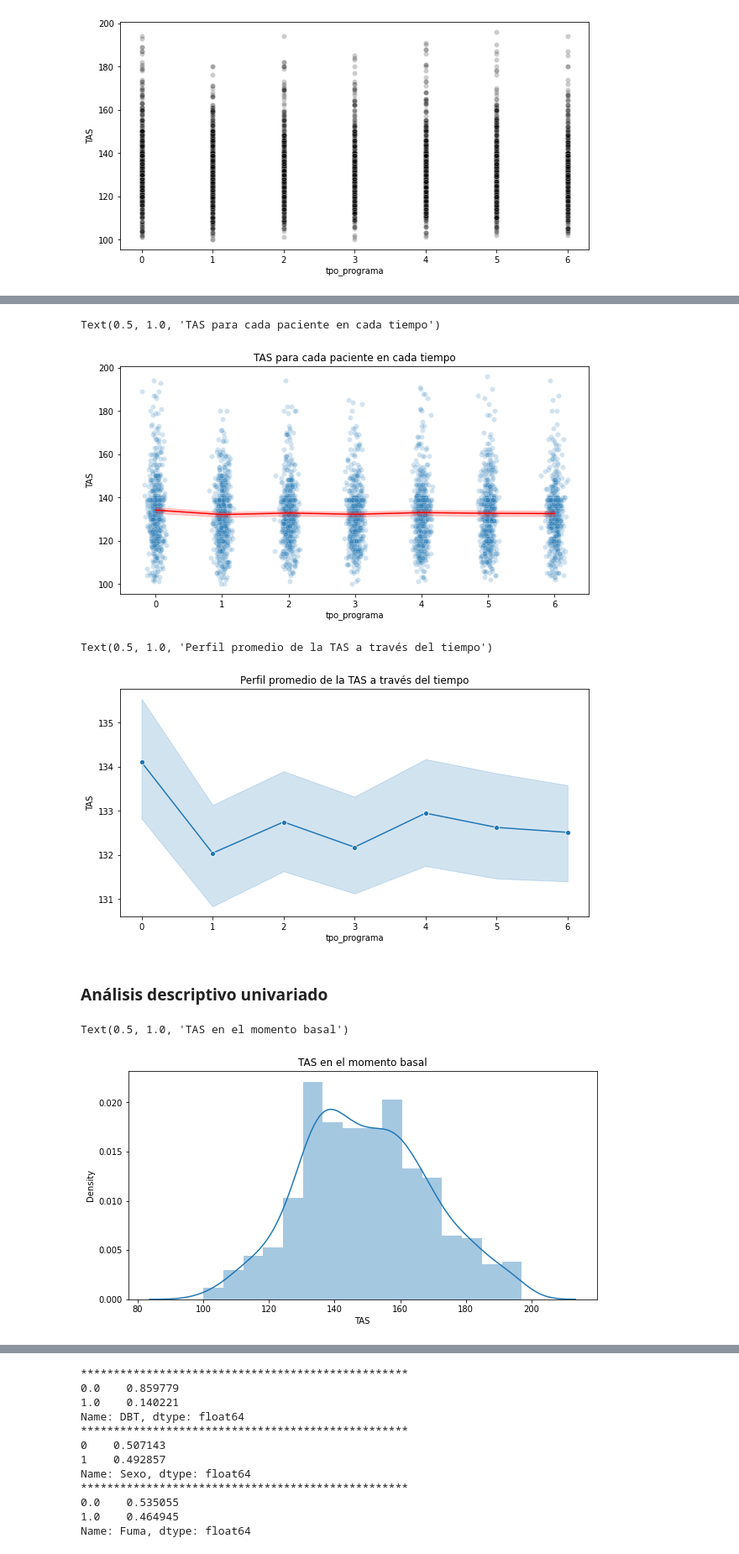
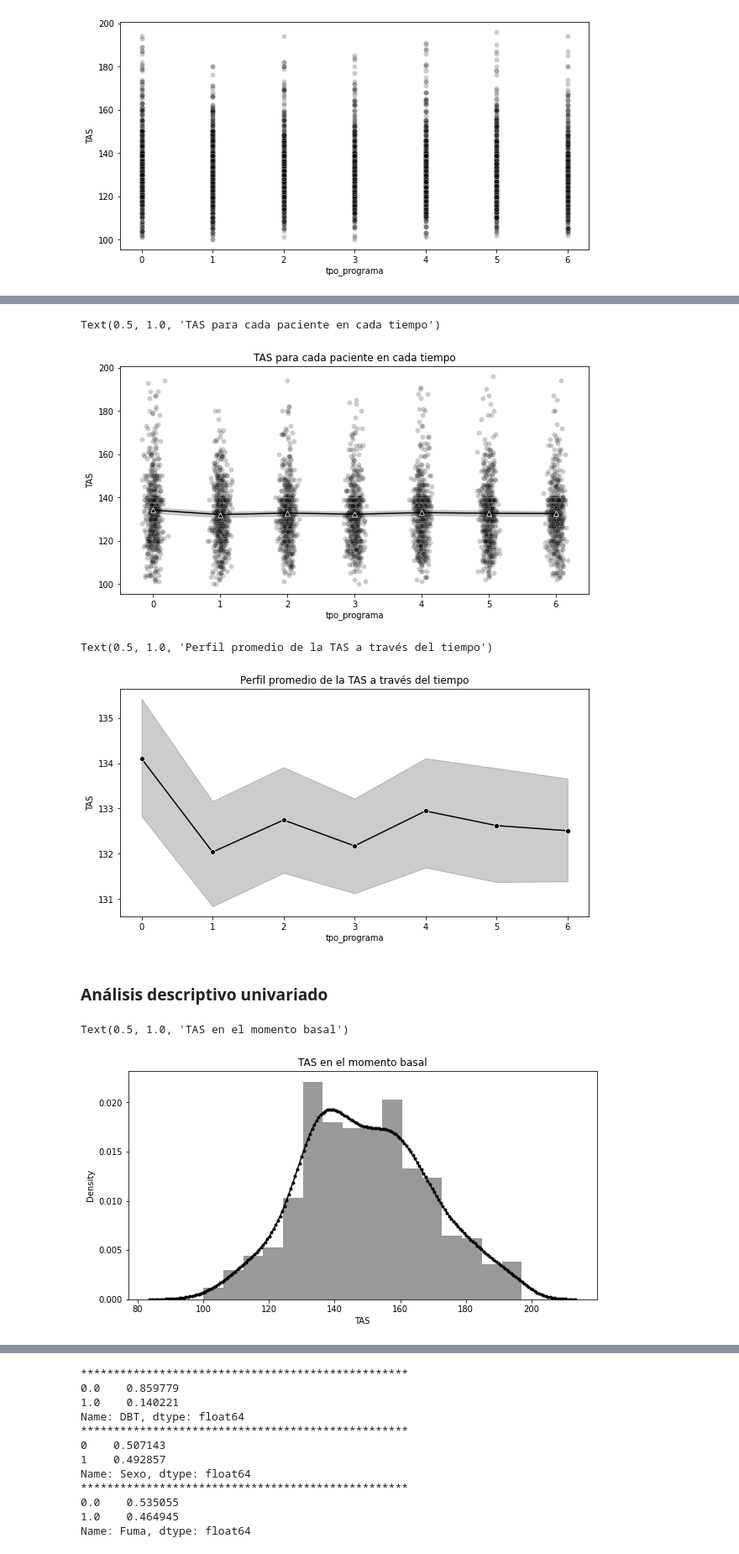
Before and after one commit to ecometto94/Tesis, a Jupyter notebook: Sintaxis/Análisis Descriptivo Paper Style.ipynb, the cells around one changed output, grey strips where cells are left out. Shown at 84% size. Cells and saved outputs as stored; diff of their text form; code cells hidden in the pictures.

```diff
--- a/Sintaxis/Análisis Descriptivo Paper Style.ipynb
+++ b/Sintaxis/Análisis Descriptivo Paper Style.ipynb
@@ -105,31 +66,37 @@ def jitter(arr):
     return arr + np.random.randn(len(arr)) * stdev
 # %%
 # Mismo gráfico pero con jitter para ver mejor la concentración de los datos
-sns.scatterplot(x=jitter(tesis["tpo_programa"]), y=tesis["TAS"], alpha=0.2)
-sns.lineplot(x=tesis["tpo_programa"], y=tesis["TAS"], color="red")
+fig, ax = plt.subplots(1,1)
+ax.set_prop_cycle(monochrome)
+sns.scatterplot(x=jitter(tesis["tpo_programa"]), y=tesis["TAS"], alpha=0.2, palette="Greys")
+sns.lineplot(x=tesis["tpo_programa"], y=tesis["TAS"], palette="Greys")
 plt.title("TAS para cada paciente en cada tiempo")
 # %% [output]
 Text(0.5, 1.0, 'TAS para cada paciente en cada tiempo')
-[figure, old version]
+[figure, new version]
 # %%
 # Gráfico de perfiles promedio
-sns.lineplot(x=tesis["tpo_programa"], y=tesis["TAS"], marker="o")
+fig, ax = plt.subplots(1,1)
+ax.set_prop_cycle(monochrome)
+sns.lineplot(x=tesis["tpo_programa"], y=tesis["TAS"], marker="o", palette="Greys")
 plt.title("Perfil promedio de la TAS a través del tiempo")
 # %% [output]
 Text(0.5, 1.0, 'Perfil promedio de la TAS a través del tiempo')
-[figure, old version]
+[figure, new version]
 # %% [markdown]
 ### Análisis descriptivo univariado
 # %%
 tesis_basal = tesis[tesis["tpo_programa"] == 0]
 # %%
 # Variable respuesta
+fig, ax = plt.subplots(1,1)
+ax.set_prop_cycle(monochrome)
 sns.distplot(tesis_basal["tas_basal"])
 plt.xlabel("TAS")
 plt.title("TAS en el momento basal")
 # %% [output]
 Text(0.5, 1.0, 'TAS en el momento basal')
-[figure, old version]
+[figure, new version]
 # %%
 # Plot features
 plt.figure(figsize=(15,15))
```
Also changed, not shown: parts of 18 cells of this notebook.
